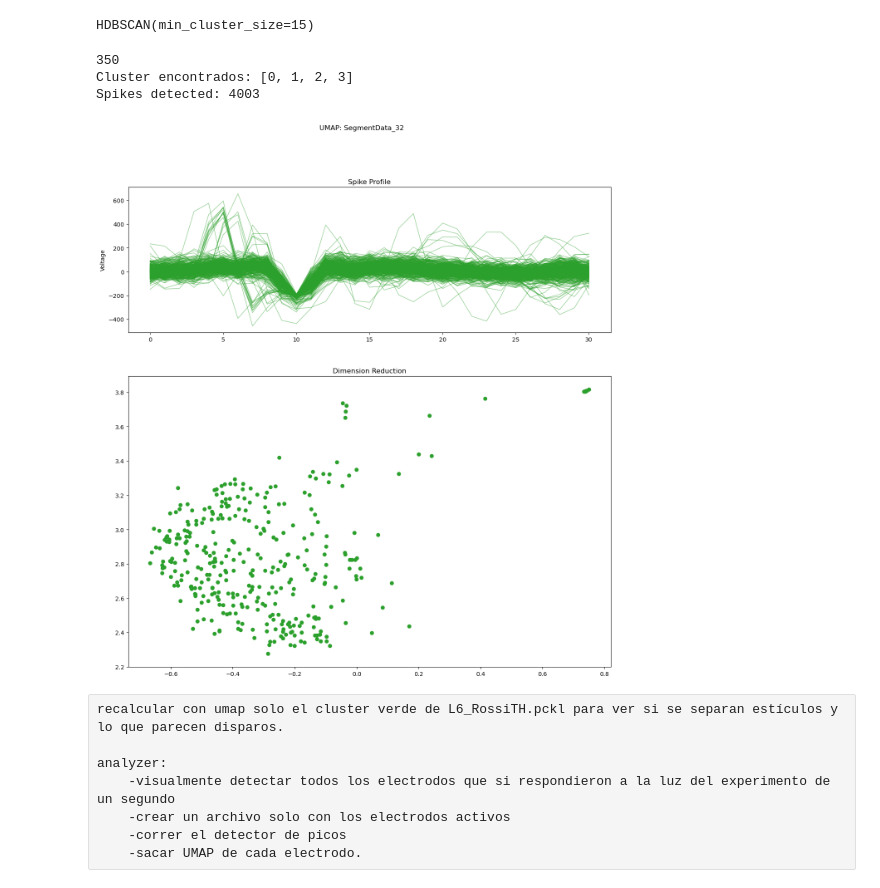
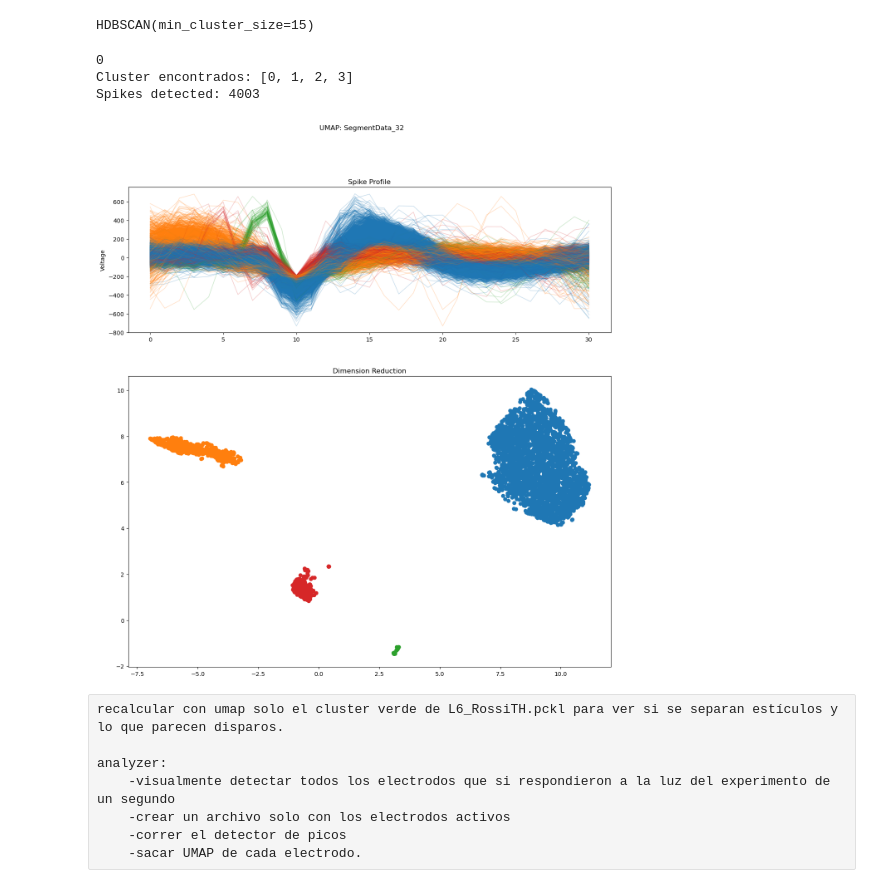
Before and after one commit to YeshuaGonzalez/T_proyect, a Jupyter notebook: new_data/Untitled.ipynb, the cells around one changed output. Cells and saved outputs as stored; diff of their text form; code cells hidden in the pictures.

```diff
--- a/new_data/Untitled.ipynb
+++ b/new_data/Untitled.ipynb
@@ -210,7 +210,8 @@ import pickle
 #experiment_pckl = pickle.load(charge_pckl)
 #charge_pckl.close()
 
-name = "/media/yeshua/zeiler_v2/MEA_data/20230622/datamanager/Rebanada02/L6_RossiTH.pckl"
+#name = "/media/yeshua/zeiler_v2/MEA_data/20230622/datamanager/Rebanada02/L6_RossiTH.pckl"
+name = "E:\\MEA_data\\20230622\\datamanager\\Rebanada02\\L6_RossiTH.pckl"
 charge_pckl = open(name,'rb')
 experiment_pckl = pickle.load(charge_pckl)
 
@@ -230,8 +231,8 @@ HDBSCAN(min_cluster_size=15)
 # gamma 0.85 0.9 para
 '''Analisis para un solo '''
 segment = 'SegmentData_32'
-mode = 'OneColor'
-#mode = 'All'
+#mode = 'OneColor'
+mode = 'All'
 cluster_list = [2]
 #cluster_list = [0]
 
@@ -265,35 +266,35 @@ for j in range(0, len(experiment_pckl)):
 
     elif mode == "OneColor":
         if clusterer.labels_[j] in cluster_list:
             axs[0].plot(experiment_pckl[j].T, color = colores[clusterer.labels_[j]], linewidth=1, alpha =0.5)
             list_tmp.append(experiment_pckl[j])
             #list_ts.append(experiment_pckl[segment][1][j])
             axs[1].plot(spike_embedding[j][0],spike_embedding[j][1] , marker="o", color = colores[clusterer.labels_[j]])
 
 
 
             conde_extra += 1
         else:
             #axs[0].plot(experiment_pckl[segment][0][j].T, color = "gray", linewidth=1, alpha =0.1)
             #axs[1].plot(spike_embedding[j][0],spike_embedding[j][1] , marker="o", color = "gray")
             pass
 
     #Solo graficas un cluster
 print(conde_extra)
 cluster_dict = {}
 num_clusters = list(set(clusterer.labels_))
 
 print("Cluster encontrados: {}".format(num_clusters))
 print("Spikes detected: {}".format(len(experiment_pckl)))
 for i in range(0, len(num_clusters)):
     cluster_dict[num_clusters[i]] = []
 for i in range(0, len(experiment_pckl)):
     cluster_dict[clusterer.labels_[i]].append(i)
 # %% [output]
-350
+0
 Cluster encontrados: [0, 1, 2, 3]
 Spikes detected: 4003
-[figure, old version]
+[figure, new version]
 # %% [raw]
 recalcular con umap solo el cluster verde de L6_RossiTH.pckl para ver si se separan estículos y lo que parecen disparos.
 
```
Also changed, not shown: parts of 1 cell of this notebook, 5 other files.
